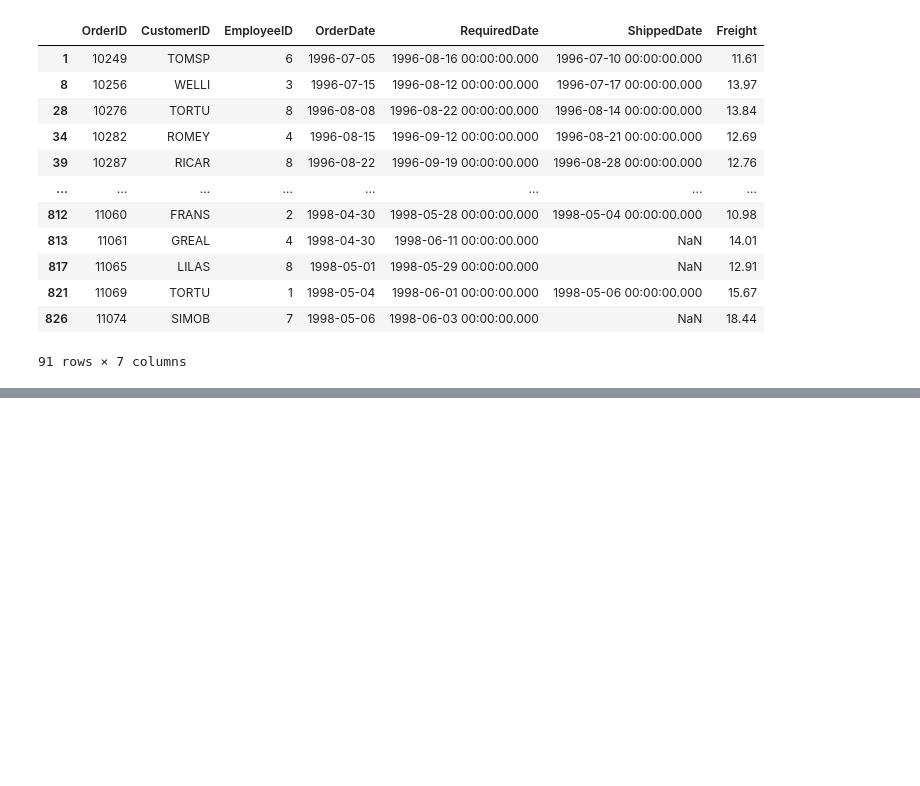
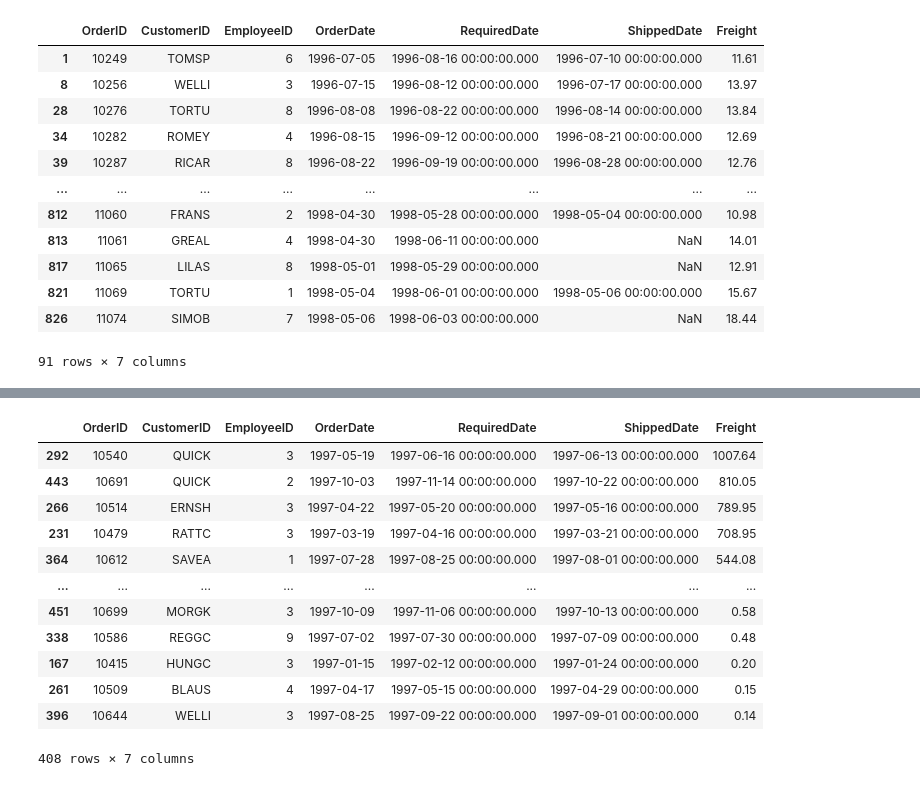
Before and after one commit to Sinrez/PythonProjects, a Jupyter notebook: pandas_stepic.ipynb, the cells around one changed output, grey strips where cells are left out. Cells and saved outputs as stored; diff of their text form; code cells hidden in the pictures; blank space fills up the shorter version.

```diff
--- a/pandas_stepic.ipynb
+++ b/pandas_stepic.ipynb
@@ -272,0 +292,2 @@ df_o[df_o['Freight'].between(10,20,inclusive=False)]
+# %%
+df_o['OrderDate']= df_o['OrderDate'].astype('datetime64')
@@ -272,0 +380,16 @@ df_o[df_o['Freight'].between(10,20,inclusive=False)]
+# %%
+df_o[(df_o['OrderDate'].between('1997-01-01','1997-12-31',inclusive='both'))].sort_values('Freight',ascending = False)
+# %% [output]
+|  | OrderID | CustomerID | EmployeeID | OrderDate | RequiredDate | ShippedDate | Freight |
+| 292 | 10540 | QUICK | 3 | 1997-05-19 | 1997-06-16 00:00:00.000 | 1997-06-13 00:00:00.000 | 1007.64 |
+| 443 | 10691 | QUICK | 2 | 1997-10-03 | 1997-11-14 00:00:00.000 | 1997-10-22 00:00:00.000 | 810.05 |
+| 266 | 10514 | ERNSH | 3 | 1997-04-22 | 1997-05-20 00:00:00.000 | 1997-05-16 00:00:00.000 | 789.95 |
+| 231 | 10479 | RATTC | 3 | 1997-03-19 | 1997-04-16 00:00:00.000 | 1997-03-21 00:00:00.000 | 708.95 |
+| 364 | 10612 | SAVEA | 1 | 1997-07-28 | 1997-08-25 00:00:00.000 | 1997-08-01 00:00:00.000 | 544.08 |
+| ... | ... | ... | ... | ... | ... | ... | ... |
+| 451 | 10699 | MORGK | 3 | 1997-10-09 | 1997-11-06 00:00:00.000 | 1997-10-13 00:00:00.000 | 0.58 |
+| 338 | 10586 | REGGC | 9 | 1997-07-02 | 1997-07-30 00:00:00.000 | 1997-07-09 00:00:00.000 | 0.48 |
+| 167 | 10415 | HUNGC | 3 | 1997-01-15 | 1997-02-12 00:00:00.000 | 1997-01-24 00:00:00.000 | 0.20 |
+| 261 | 10509 | BLAUS | 4 | 1997-04-17 | 1997-05-15 00:00:00.000 | 1997-04-29 00:00:00.000 | 0.15 |
+| 396 | 10644 | WELLI | 3 | 1997-08-25 | 1997-09-22 00:00:00.000 | 1997-09-01 00:00:00.000 | 0.14 |
+408 rows × 7 columns
```
Also changed, not shown: parts of 13 cells of this notebook.
